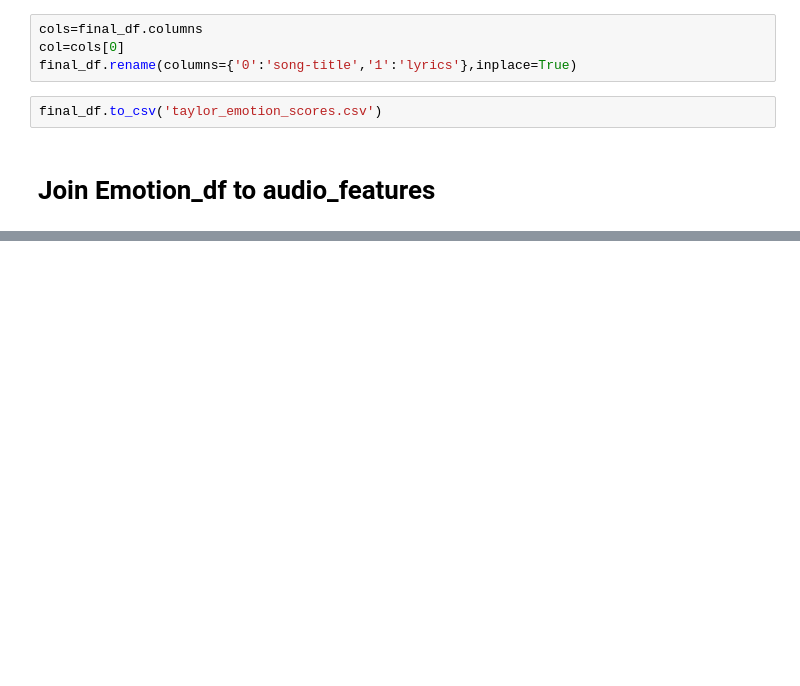
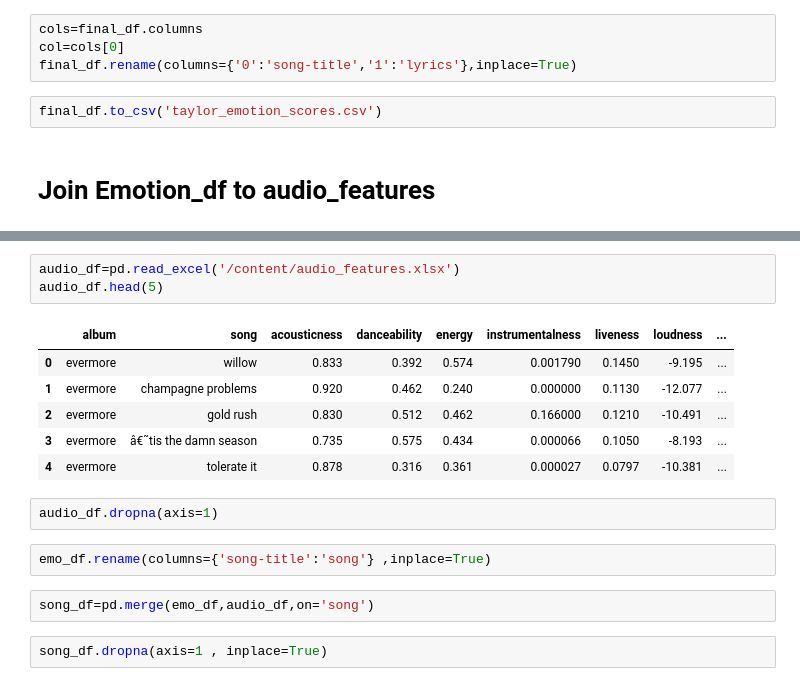
Before and after one commit to Gail529/Taylor, a Jupyter notebook: emotions.ipynb, the cells around one changed output, grey strips where cells are left out. Saved outputs shown, nothing was run; the diff lists cells and outputs as text; blank space fills up the shorter version.

```diff
--- a/emotions.ipynb
+++ b/emotions.ipynb
@@ -174,0 +181,18 @@ audio_features=pd.read_excel('/content/Taylor_scores.csv'  sheet_name='sheet2')
+# %%
+audio_df=pd.read_excel('/content/audio_features.xlsx')
+audio_df.head(5)
+# %% [output]
+|  | album | song | acousticness | danceability | energy | instrumentalness | liveness | loudness | ... |
+| 0 | evermore | willow | 0.833 | 0.392 | 0.574 | 0.001790 | 0.1450 | -9.195 | ... |
+| 1 | evermore | champagne problems | 0.920 | 0.462 | 0.240 | 0.000000 | 0.1130 | -12.077 | ... |
+| 2 | evermore | gold rush | 0.830 | 0.512 | 0.462 | 0.166000 | 0.1210 | -10.491 | ... |
+| 3 | evermore | â€˜tis the damn season | 0.735 | 0.575 | 0.434 | 0.000066 | 0.1050 | -8.193 | ... |
+| 4 | evermore | tolerate it | 0.878 | 0.316 | 0.361 | 0.000027 | 0.0797 | -10.381 | ... |
+# %%
+audio_df.dropna(axis=1)
+# %%
+emo_df.rename(columns={'song-title':'song'} ,inplace=True)
+# %%
+song_df=pd.merge(emo_df,audio_df,on='song')
+# %%
+song_df.dropna(axis=1 , inplace=True)
```
Also changed, not shown: parts of 7 cells of this notebook.
